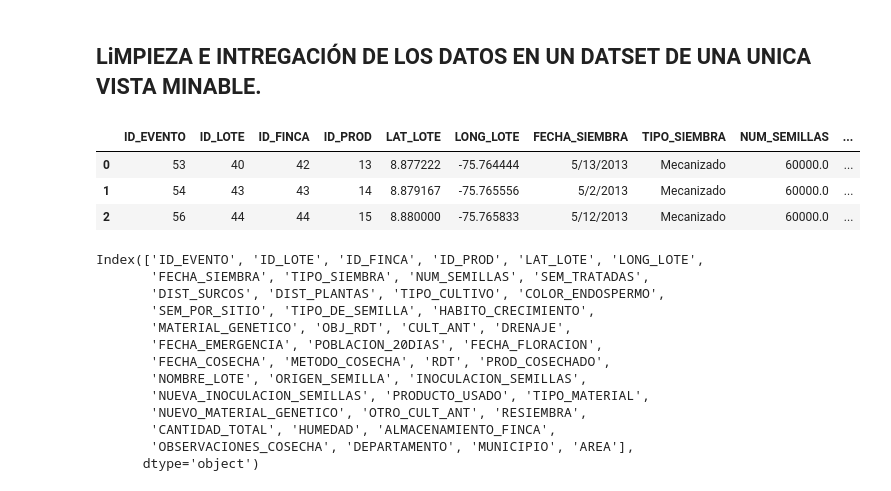
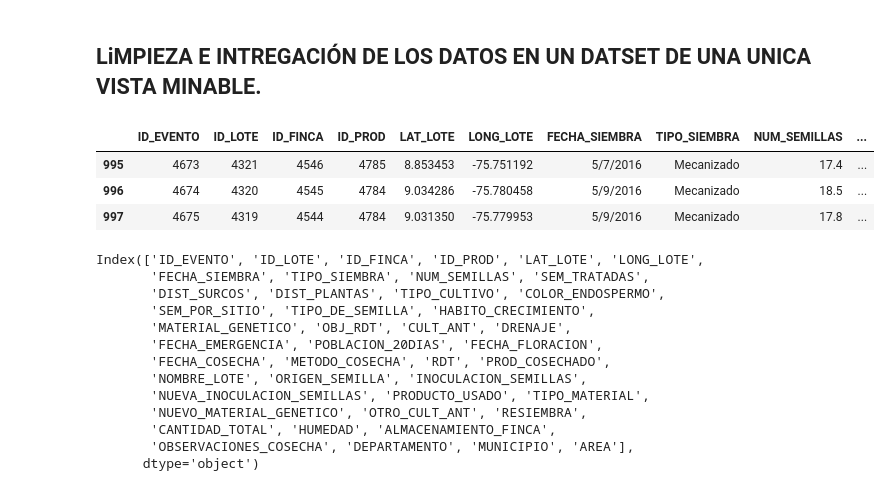
Before and after one commit to GermanMoran/TesisMaestria, a Jupyter notebook: codigos/LIMPIEZA_DATOS.ipynb, the cells around one changed output. Cells and saved outputs as stored; diff of their text form; code cells hidden in the pictures.

```diff
--- a/codigos/LIMPIEZA_DATOS.ipynb
+++ b/codigos/LIMPIEZA_DATOS.ipynb
@@ -10,13 +10,13 @@ pd.options.display.max_columns = None
 # %%
 # Lectura de los diferntes datasets
 Productions_Events = pd.read_csv("../Datos/Production_events_3.csv")
 fields = pd.read_csv("../Datos/Fields_3.csv")
-Productions_Events.head(3)
+Productions_Events.tail(3)
 # %% [output]
 |  | ID_EVENTO | ID_LOTE | ID_FINCA | ID_PROD | LAT_LOTE | LONG_LOTE | FECHA_SIEMBRA | TIPO_SIEMBRA | NUM_SEMILLAS | ... |
-| 0 | 53 | 40 | 42 | 13 | 8.877222 | -75.764444 | 5/13/2013 | Mecanizado | 60000.0 | ... |
-| 1 | 54 | 43 | 43 | 14 | 8.879167 | -75.765556 | 5/2/2013 | Mecanizado | 60000.0 | ... |
-| 2 | 56 | 44 | 44 | 15 | 8.880000 | -75.765833 | 5/12/2013 | Mecanizado | 60000.0 | ... |
+| 995 | 4673 | 4321 | 4546 | 4785 | 8.853453 | -75.751192 | 5/7/2016 | Mecanizado | 17.4 | ... |
+| 996 | 4674 | 4320 | 4545 | 4784 | 9.034286 | -75.780458 | 5/9/2016 | Mecanizado | 18.5 | ... |
+| 997 | 4675 | 4319 | 4544 | 4784 | 9.031350 | -75.779953 | 5/9/2016 | Mecanizado | 17.8 | ... |
 # %%
 Productions_Events.columns
 # %% [output]
```
Also changed, not shown: parts of 26 cells of this notebook, 3 other files.
